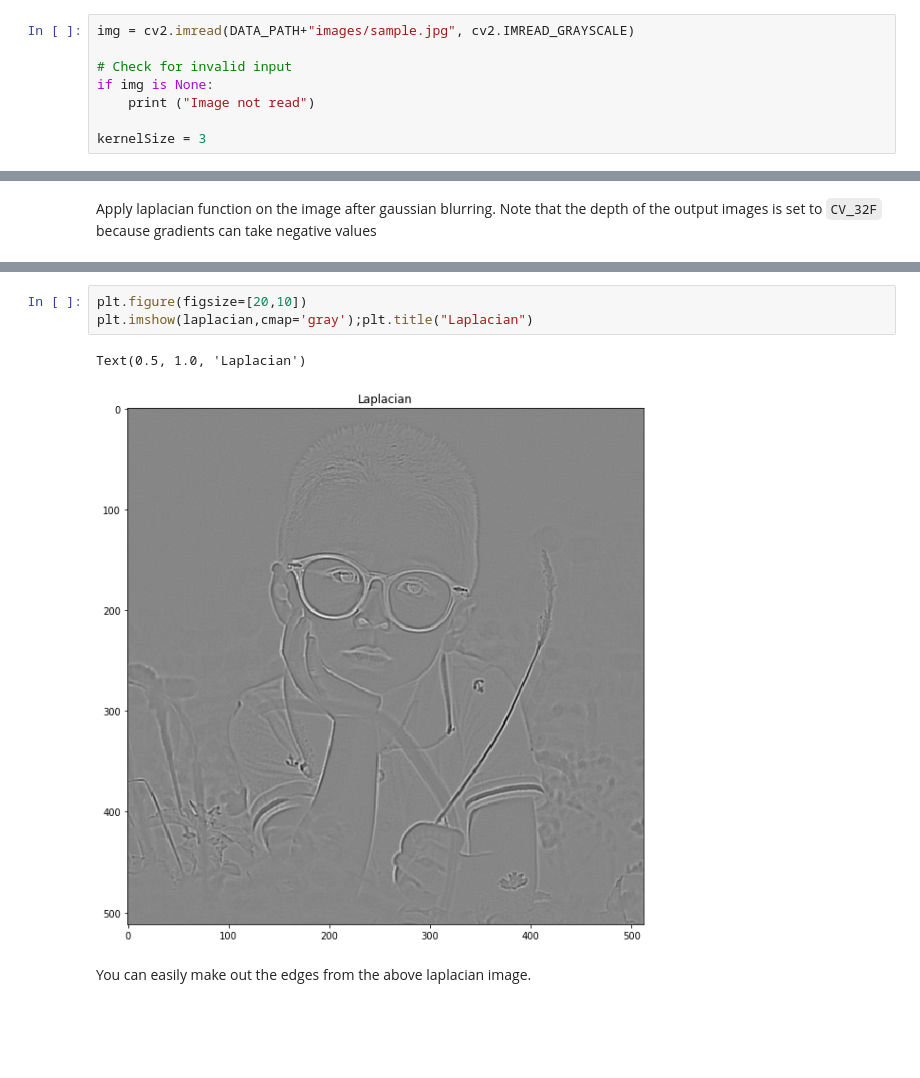
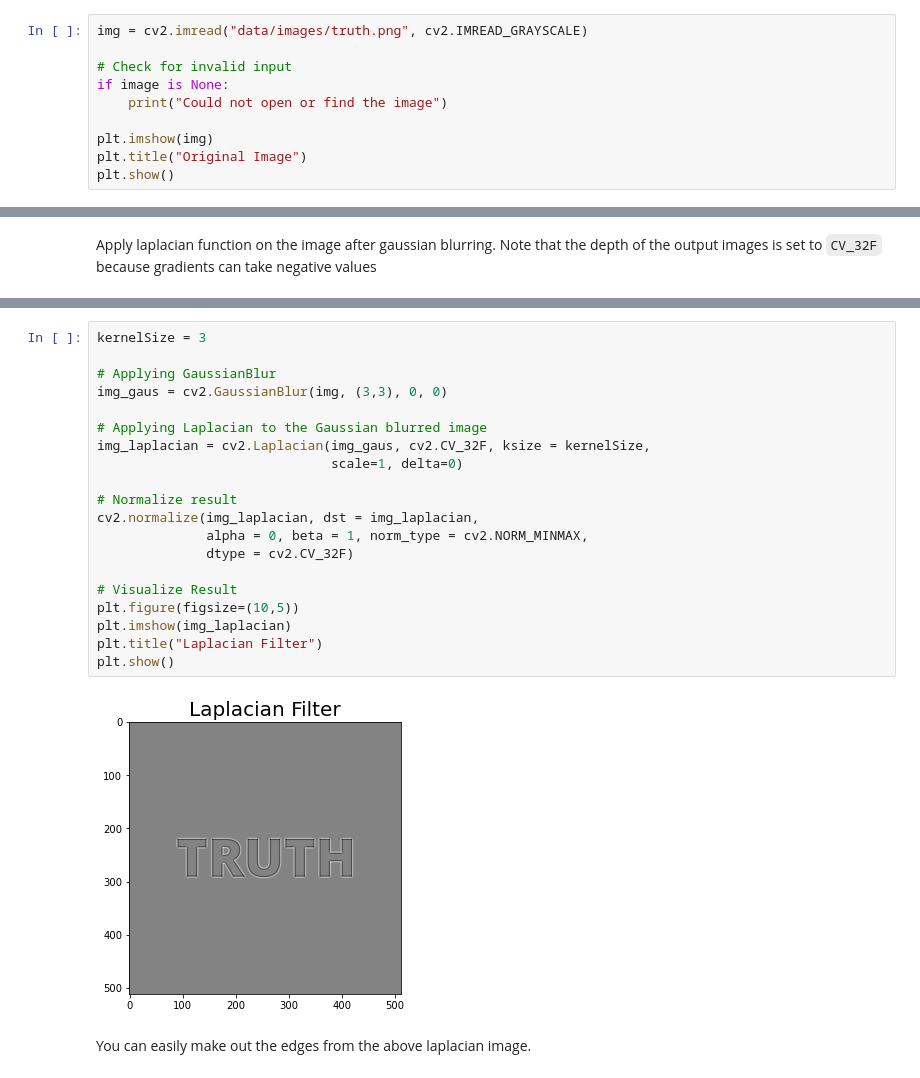
Before and after one commit to BenedictusAryo/practice_opencv, a Jupyter notebook: Computer Vision 1 Introduction (Python)/week4-python/7_image-gradients.ipynb, the cells around one changed output, grey strips where cells are left out. Saved outputs shown, nothing was run; the diff lists cells and outputs as text; blank space fills up the shorter version.

Commit message:
Laplacian filter

```diff
--- a/Computer Vision 1 Introduction (Python)/week4-python/7_image-gradients.ipynb
+++ b/Computer Vision 1 Introduction (Python)/week4-python/7_image-gradients.ipynb
@@ -239,10 +239,12 @@ So, while calculating derivatives we have to worry about noise, but while calcul
 # %% [markdown]
 ### <font style = "color:rgb(8,133,37)">Laplacian Filter in OpenCV</font>
 # %%
-img = cv2.imread(DATA_PATH+"images/sample.jpg", cv2.IMREAD_GRAYSCALE)
+img = cv2.imread("data/images/truth.png", cv2.IMREAD_GRAYSCALE)
 
 # Check for invalid input
-if img is None:
-    print ("Image not read")
+if image is None:
+    print("Could not open or find the image")
 
-kernelSize = 3
+plt.imshow(img)
+plt.title("Original Image")
+plt.show()
@@ -278,9 +255,25 @@ array([[0.51699024, 0.5218446 , 0.526699  , ..., 0.526699  , 0.526699  ,
-# %%
-plt.figure(figsize=[20,10])
-plt.imshow(laplacian,cmap='gray');plt.title("Laplacian")
-# %% [output]
-Text(0.5, 1.0, 'Laplacian')
-[figure, removed]
+# %%
+kernelSize = 3
+
+# Applying GaussianBlur
+img_gaus = cv2.GaussianBlur(img, (3,3), 0, 0)
+
+# Applying Laplacian to the Gaussian blurred image
+img_laplacian = cv2.Laplacian(img_gaus, cv2.CV_32F, ksize = kernelSize,
+                              scale=1, delta=0)
+
+# Normalize result
+cv2.normalize(img_laplacian, dst = img_laplacian,
+              alpha = 0, beta = 1, norm_type = cv2.NORM_MINMAX,
+              dtype = cv2.CV_32F)
+
+# Visualize Result
+plt.figure(figsize=(10,5))
+plt.imshow(img_laplacian)
+plt.title("Laplacian Filter")
+plt.show()
+# %% [output]
+[figure, added]
 # %% [markdown]
 You can easily make out the edges from the above laplacian image.
 # %% [markdown]
```
Also changed, not shown: parts of 5 cells of this notebook.
